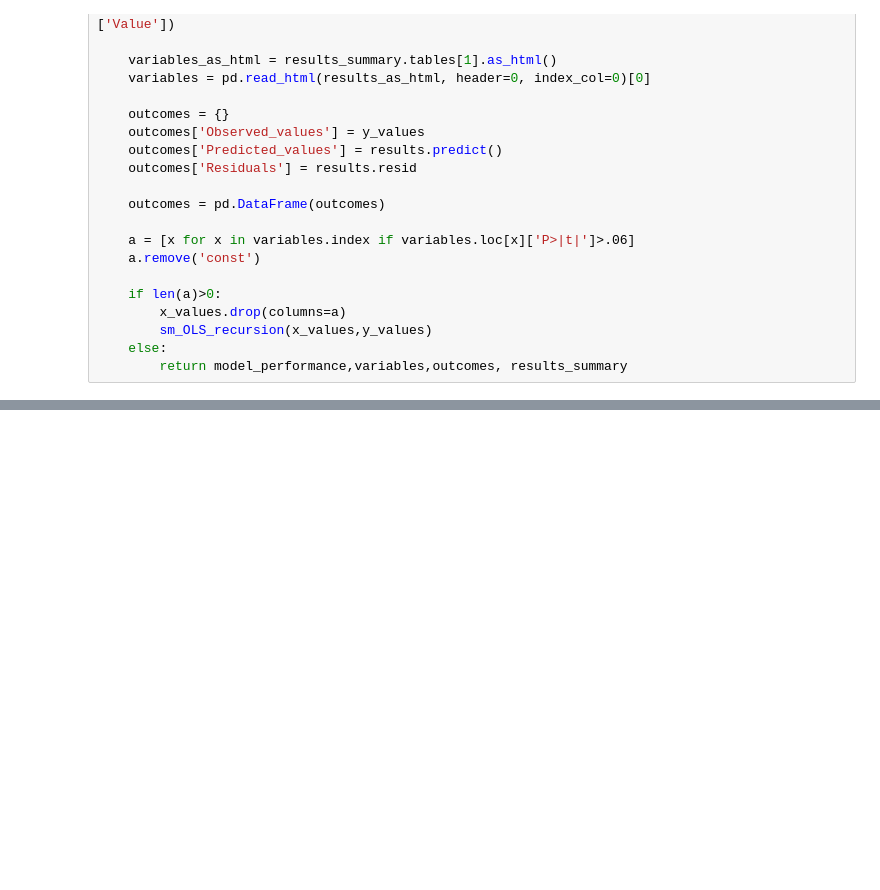
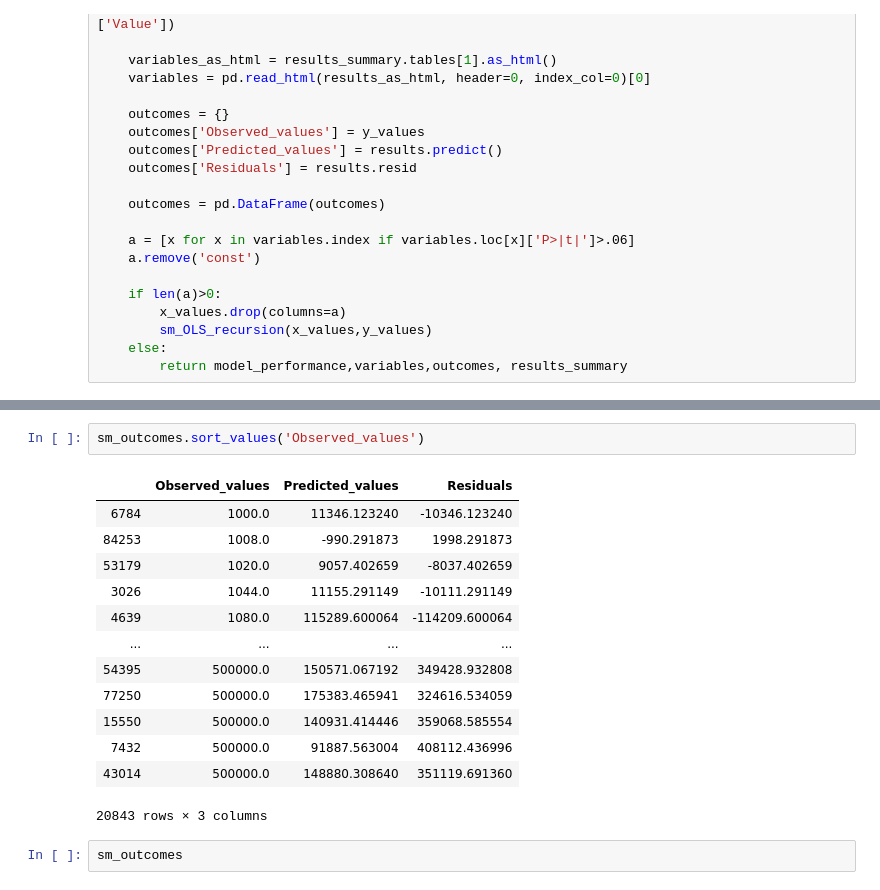
Before and after one commit to KennyMiyasato/developer_salary_predictor, a Jupyter notebook: charlie/charlie_index.ipynb, the cells around one changed output, grey strips where cells are left out. Saved outputs shown, nothing was run; the diff lists cells and outputs as text; blank space fills up the shorter version.

```diff
--- a/charlie/charlie_index.ipynb
+++ b/charlie/charlie_index.ipynb
@@ -578,0 +642,18 @@ def sm_OLS_recursion(x_values,y_values):
+# %%
+sm_outcomes.sort_values('Observed_values')
+# %% [output]
+|  | Observed_values | Predicted_values | Residuals |
+| 6784 | 1000.0 | 11346.123240 | -10346.123240 |
+| 84253 | 1008.0 | -990.291873 | 1998.291873 |
+| 53179 | 1020.0 | 9057.402659 | -8037.402659 |
+| 3026 | 1044.0 | 11155.291149 | -10111.291149 |
+| 4639 | 1080.0 | 115289.600064 | -114209.600064 |
+| ... | ... | ... | ... |
+| 54395 | 500000.0 | 150571.067192 | 349428.932808 |
+| 77250 | 500000.0 | 175383.465941 | 324616.534059 |
+| 15550 | 500000.0 | 140931.414446 | 359068.585554 |
+| 7432 | 500000.0 | 91887.563004 | 408112.436996 |
+| 43014 | 500000.0 | 148880.308640 | 351119.691360 |
+20843 rows × 3 columns
+# %%
+sm_outcomes
```
Also changed, not shown: parts of 7 cells of this notebook.
